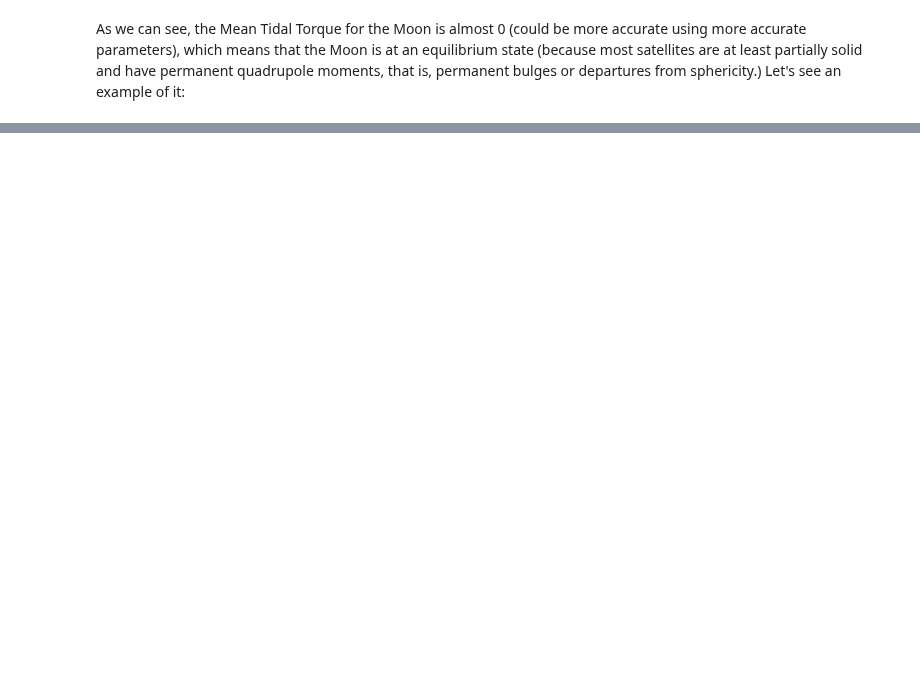
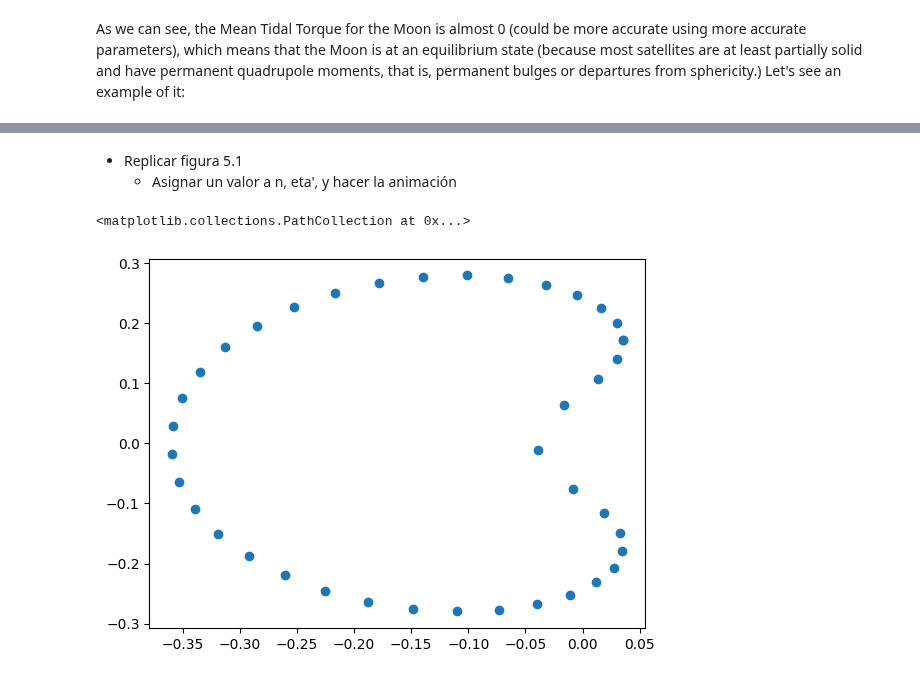
Before and after one commit to seap-udea/murray-dermott-action, a Jupyter notebook: SpinOrbit/SpinOrbit.5.2.ipynb, the cells around one changed output, grey strips where cells are left out. Drawn from its saved outputs; the diff is of its cells as text; code cells hidden in the pictures; blank space fills up the shorter version.

```diff
--- a/SpinOrbit/SpinOrbit.5.2.ipynb
+++ b/SpinOrbit/SpinOrbit.5.2.ipynb
@@ -239,3 +242,6 @@ HTML(animation.to_html5_video())
 [interactive output not drawn]
 # %% [markdown]
 <img src="src/gallery/tidal_bulge.gif" style="align:center; width: 40%">
+# %% [markdown]
+* Replicar figura 5.1
+  - Asignar un valor a n, eta', y hacer la animación
@@ -241,0 +254,40 @@ HTML(animation.to_html5_video())
+# %%
+am = 2
+em = 0.7
+bm = am*np.sqrt(1 - em**2)
+Es = np.linspace(0,2*np.pi,100)
+rs = (np.vstack((am*np.cos(Es),bm*np.sin(Es),np.zeros_like(Es)))).transpose()
+
+a = 0.2
+e = 0.8
+b = a*np.sqrt(1 - e**2)
+mu = 1
+n = (mu/a**3)**1/2
+
+rps = []
+tp = 0.01
+for t in np.linspace(0, 2*np.pi/n, 40):
+    M = n*(t - tp)
+    Rot = np.array([[np.cos(M), np.sin(M)],[-np.sin(M), np.cos(M)]])
+    E = pc.kepler_newton(M, e)[0]
+    f = 2*np.arctan(((1 + e)/(1 - e))**0.5*np.tan(E/2))
+    r = a*(1 - e**2)/(1 + e*np.cos(f))
+    rs = np.vstack((-r*np.cos(f),-r*np.sin(f))) #Planet coordinates
+    rps.append(Rot.dot(rs)) #Primed coordinates
+
+rps = np.array(rps)
+xs = rps[:,0]
+ys = rps[:,1]
+
+fig = plt.figure()
+camera = Camera(fig)
+#for i in range(len(rps)):
+    #plt.scatter(0, 0, c='blue', s=15**2)
+#    plt.plot(xs[i], ys[i], color='#606875')
+#    plt.axis('equal')
+#    camera.snap()
+
+plt.scatter(xs,ys)
+# %% [output]
+<matplotlib.collections.PathCollection at 0x...>
+[figure, added]
```
Also changed, not shown: parts of 4 cells of this notebook.
